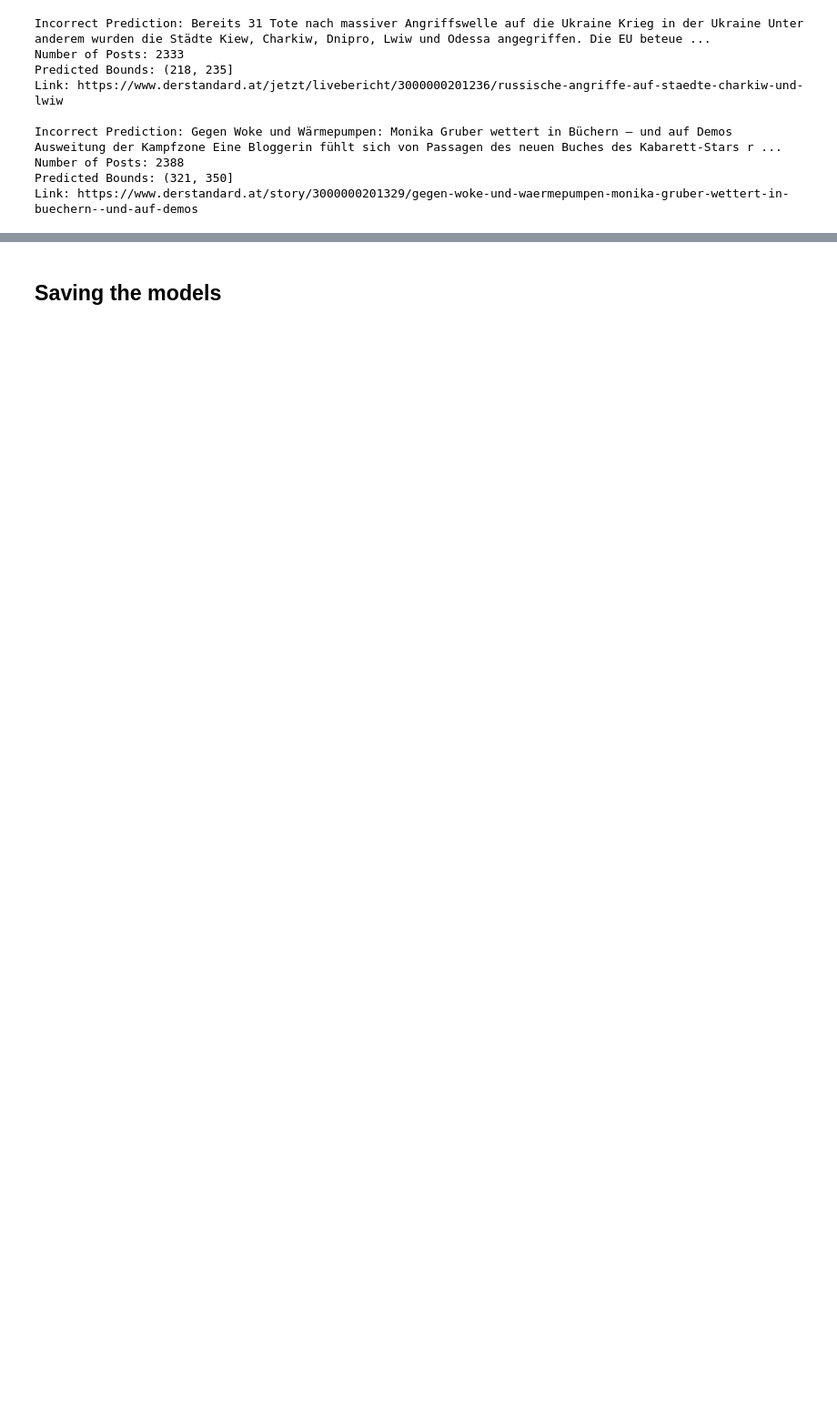
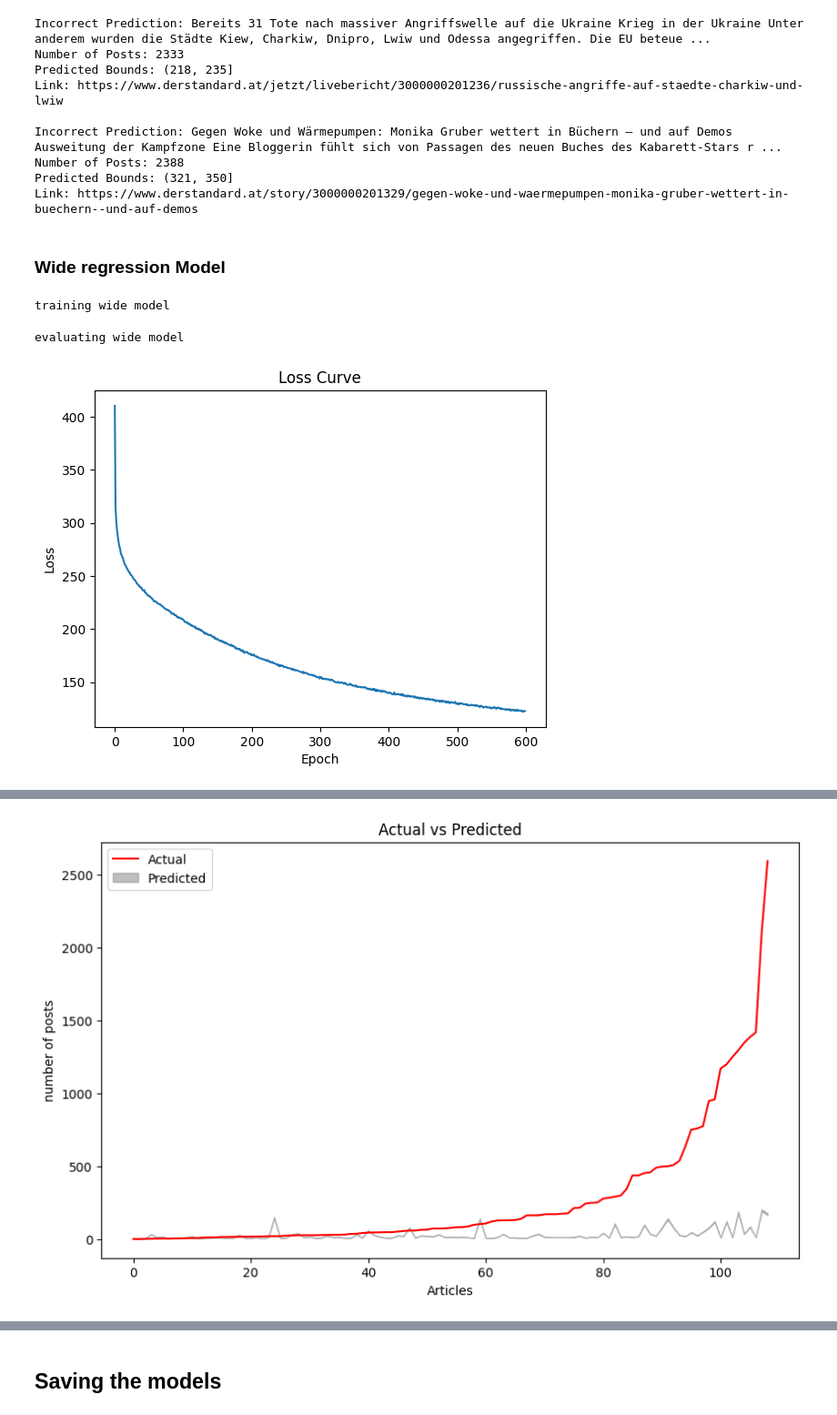
Before and after one commit to pastra98/AI_Lab, a Jupyter notebook: assignment/machine_learning.ipynb, the cells around one changed output, grey strips where cells are left out. Shown at 91% size. Saved outputs shown, nothing was run; the diff lists cells and outputs as text; code cells hidden in the pictures; blank space fills up the shorter version.

```diff
--- a/assignment/machine_learning.ipynb
+++ b/assignment/machine_learning.ipynb
@@ -414,3 +414,19 @@ Incorrect Prediction: Gegen Woke und Wärmepumpen: Monika Gruber wettert in Büc
 Number of Posts: 2388
 Predicted Bounds: (321, 350]
 Link: https://www.derstandard.at/story/3000000201329/gegen-woke-und-waermepumpen-monika-gruber-wettert-in-buechern--und-auf-demos
+# %% [markdown]
+### Wide regression Model
+# %%
+wide_model = RegressionNN(
+    drop = 0.5,
+    layer_sizes = [303, 606, 909, 909, 909, 606, 303]
+    ).to(my_device)
+
+print('training wide model')
+wide_losses = train(wide_model, epochs=600, learning_rate=0.00001)
+print('evaluating wide model')
+eval_trained_model(wide_model, wide_losses, test_date-timedelta(days=3))
+# %% [output]
+training wide model
+evaluating wide model
+[figure, added]
@@ -416,0 +434 @@ Link: https://www.derstandard.at/story/3000000201329/gegen-woke-und-waermepumpen
+[figure, added]
```
Also changed, not shown: parts of 3 cells of this notebook.
